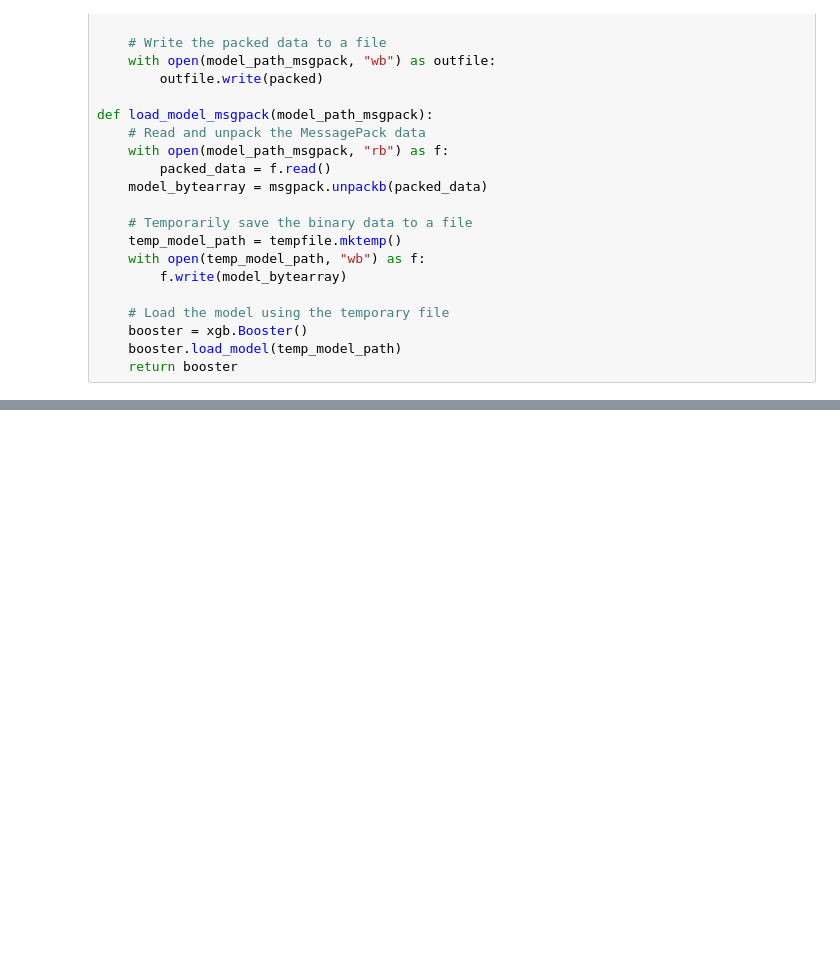
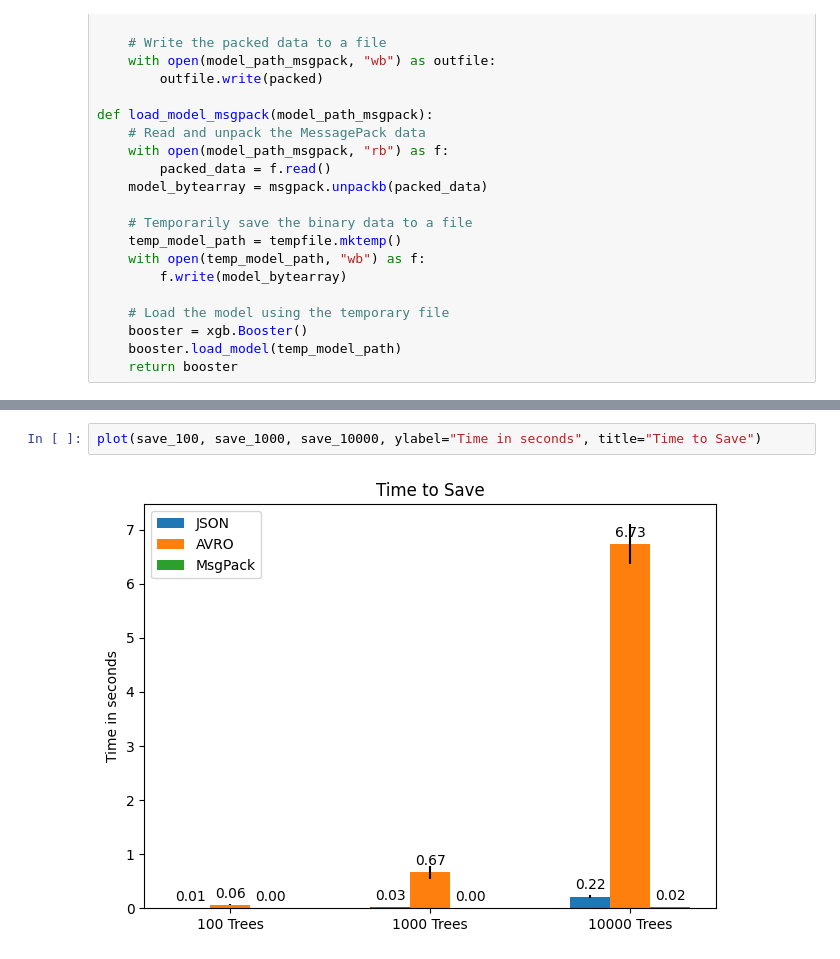
Before and after one commit to dkuska/tree-ensemble-model-management, a Jupyter notebook: avro/binary_json.ipynb, the cells around one changed output, grey strips where cells are left out. Drawn from its saved outputs; the diff is of its cells as text; blank space fills up the shorter version.

```diff
--- a/avro/binary_json.ipynb
+++ b/avro/binary_json.ipynb
@@ -236,0 +295,4 @@ KeyboardInterrupt:
+# %%
+plot(save_100, save_1000, save_10000, ylabel="Time in seconds", title="Time to Save")
+# %% [output]
+[figure, added]
```
Also changed, not shown: parts of 12 cells of this notebook.
